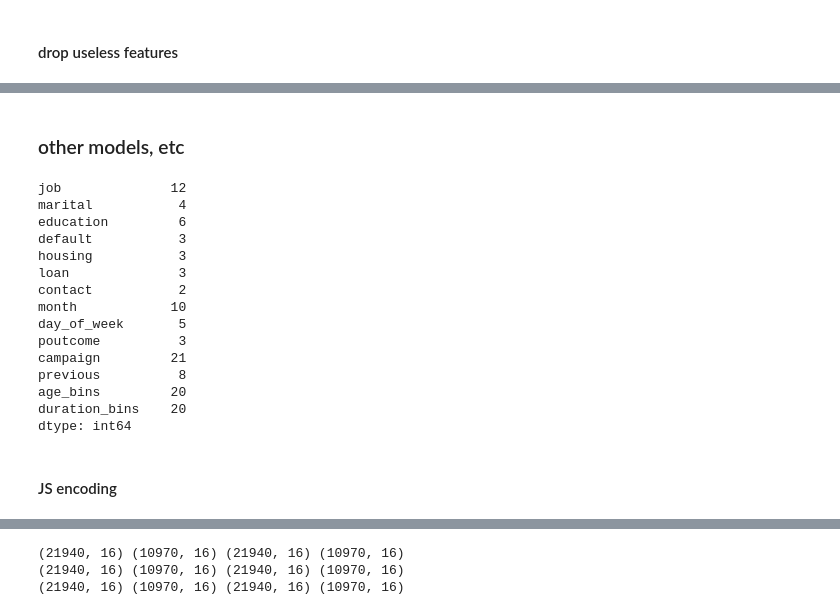
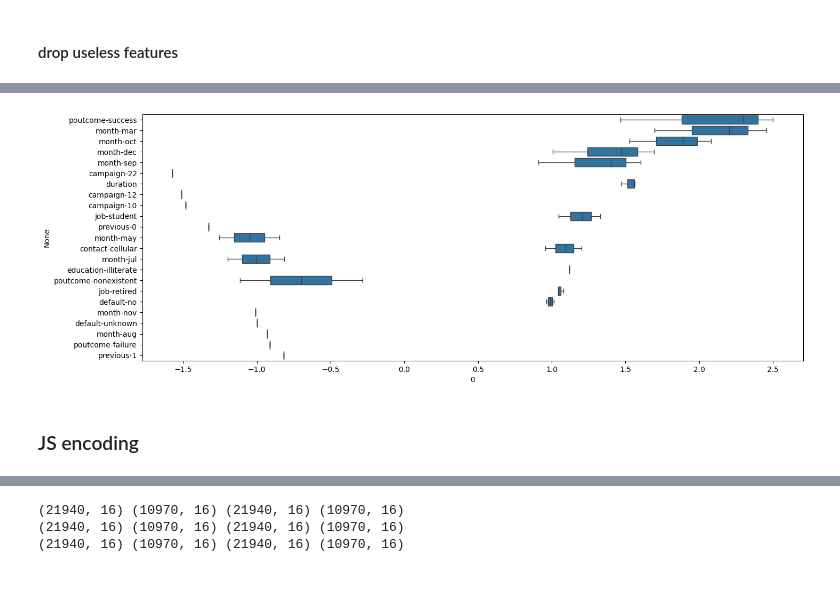
Before and after one commit to kokinpavel/dste, a Jupyter notebook: notebooks/EDA.ipynb, the cells around one changed output, grey strips where cells are left out. Drawn from its saved outputs; the diff is of its cells as text; code cells hidden in the pictures; blank space fills up the shorter version.

```diff
--- a/notebooks/EDA.ipynb
+++ b/notebooks/EDA.ipynb
@@ -528,20 +502,0 @@ np.array(rfe_train_scores).mean(axis=0), np.array(rfe_test_scores).mean(axis=0)
-# %% [markdown]
-### other models, etc
-# %%
-df[cat_feats + ["age_bins", "duration_bins"]].apply((set)).apply(len)
-# %% [output]
-job              12
-marital           4
-education         6
-default           3
-housing           3
-loan              3
-contact           2
-month            10
-day_of_week       5
-poutcome          3
-campaign         21
-previous          8
-age_bins         20
-duration_bins    20
-dtype: int64
@@ -550,2 +503,16 @@ X = df.drop("y", axis=1).copy()
+# %%
+lr_rfe_fi = pd.concat(
+    [pd.DataFrame(lr_rfe.estimator_.coef_[0], lr_rfe.get_feature_names_out())[:15] for lr_rfe in rfe_models]
+).sort_values(0, key=lambda x: abs(x), ascending=False)
+# %%
+plt.figure(figsize=(16, 6))
+sns.boxplot(
+    data=lr_rfe_fi,
+    x=0,
+    y=lr_rfe_fi.index
+)
+plt.show()
+# %% [output]
+[figure, added]
 # %% [markdown]
-#### JS encoding
+### JS encoding
```
Also changed, not shown: parts of 54 cells of this notebook, 32 other files.
